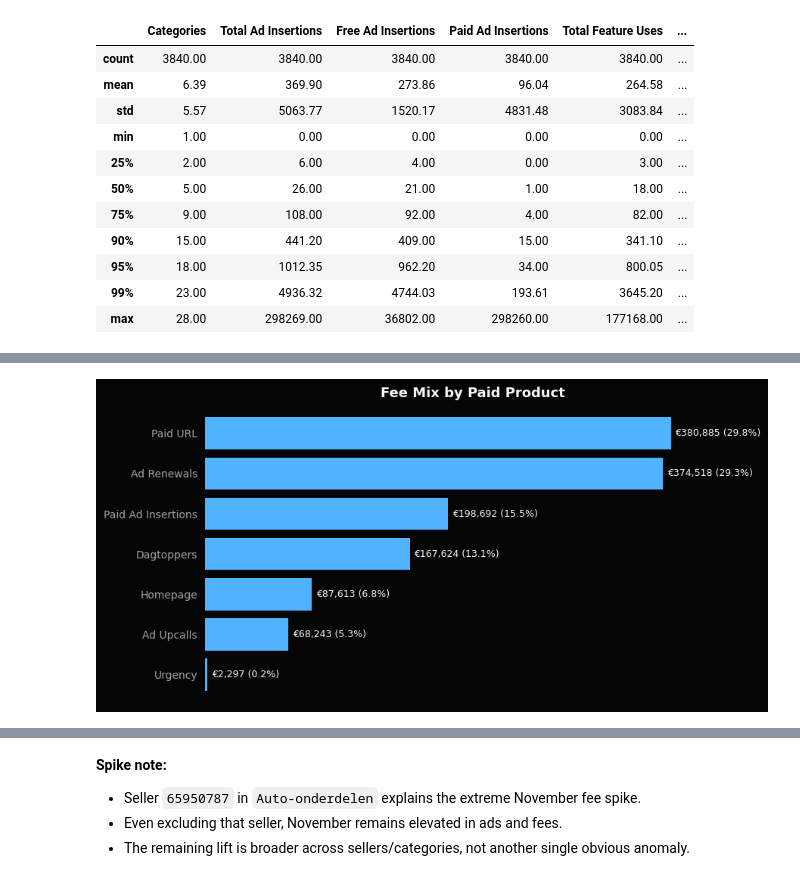
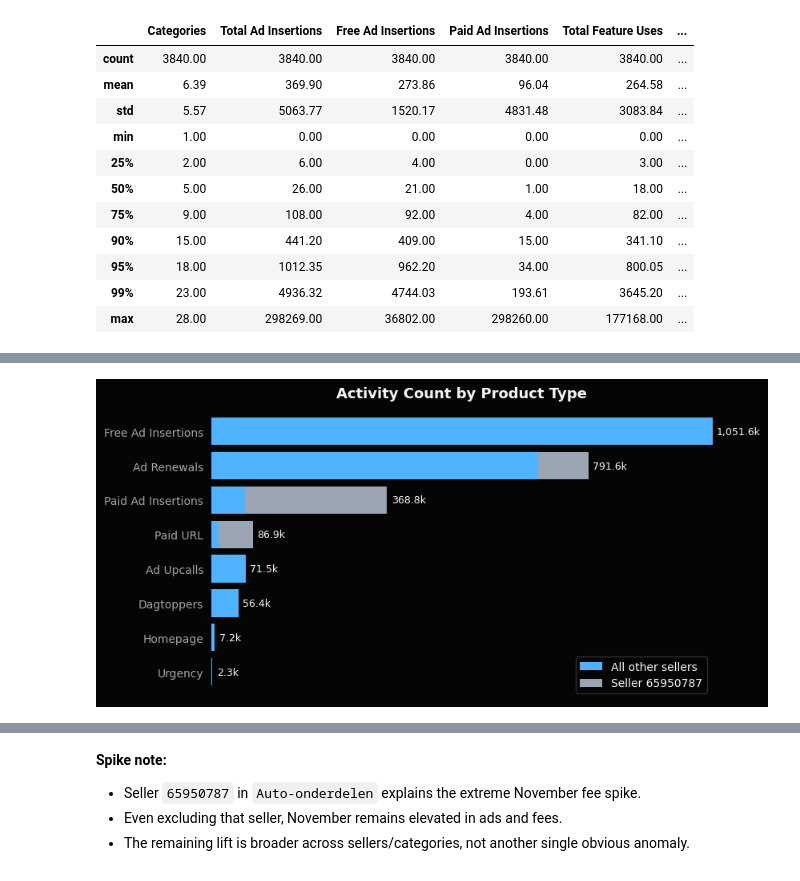
Before and after one commit to omer-t/marktplaats-assignment, a Jupyter notebook: assignments/smb_bundles/q2_prioritize.ipynb, the cells around one changed output, grey strips where cells are left out. Drawn from its saved outputs; the diff is of its cells as text; code cells hidden in the pictures.

```diff
--- a/assignments/smb_bundles/q2_prioritize.ipynb
+++ b/assignments/smb_bundles/q2_prioritize.ipynb
@@ -148,5 +120,5 @@ fig, ax = plot_q2_top_categories_by_fees(category_summary)
-# %%
-fig, ax = plot_q2_fee_mix(df)
-# %% [output]
-[figure, removed]
+# %%
+fig, ax = fn.plot_q2_activity_mix_stacked_anomaly(df)
+# %% [output]
+[figure, added]
 # %%
```
Also changed, not shown: parts of 29 cells of this notebook, 10 other files.
